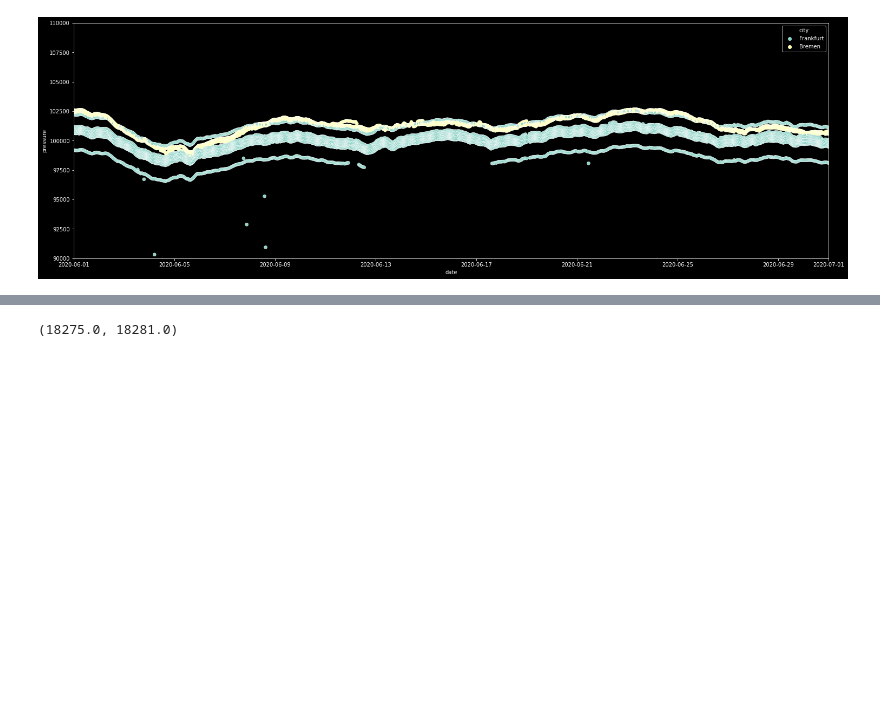
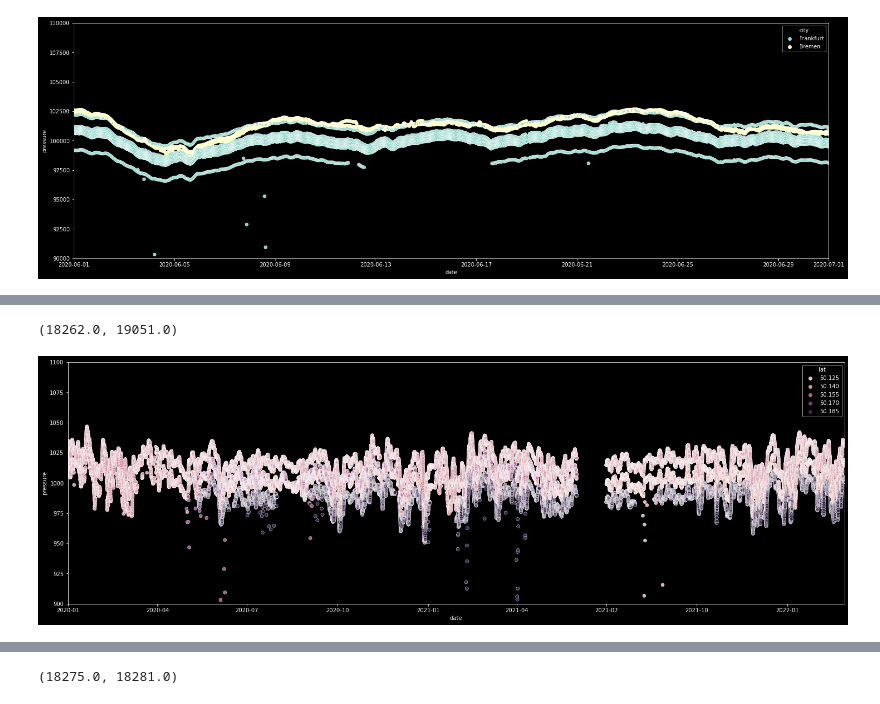
Before and after one commit to j-herbig/air-pollution, a Jupyter notebook: notebooks/EDA_Kirsten.ipynb, the cells around one changed output, grey strips where cells are left out. Drawn from its saved outputs; the diff is of its cells as text; code cells hidden in the pictures; blank space fills up the shorter version.

```diff
--- a/notebooks/EDA_Kirsten.ipynb
+++ b/notebooks/EDA_Kirsten.ipynb
@@ -158,0 +217,14 @@ plt.xlim(start, end)
+# %%
+# plot pressure of sensors around unusual low value 50.188 | 8.524
+start = pd.to_datetime('2020-01-01')
+end = pd.to_datetime('2022-02-28')
+plt.figure(figsize=(25, 8))
+
+sns.scatterplot(data=df_sc.query("50.118<lat<50.258 and 8.414<lon<8.634"), x='timestamp', y='pressure', hue='lat')
+
+plt.xlabel('date')
+plt.ylim(900,1100)
+plt.xlim(start, end)
+# %% [output]
+(18262.0, 19051.0)
+[figure, added]
```
Also changed, not shown: parts of 7 cells of this notebook.
